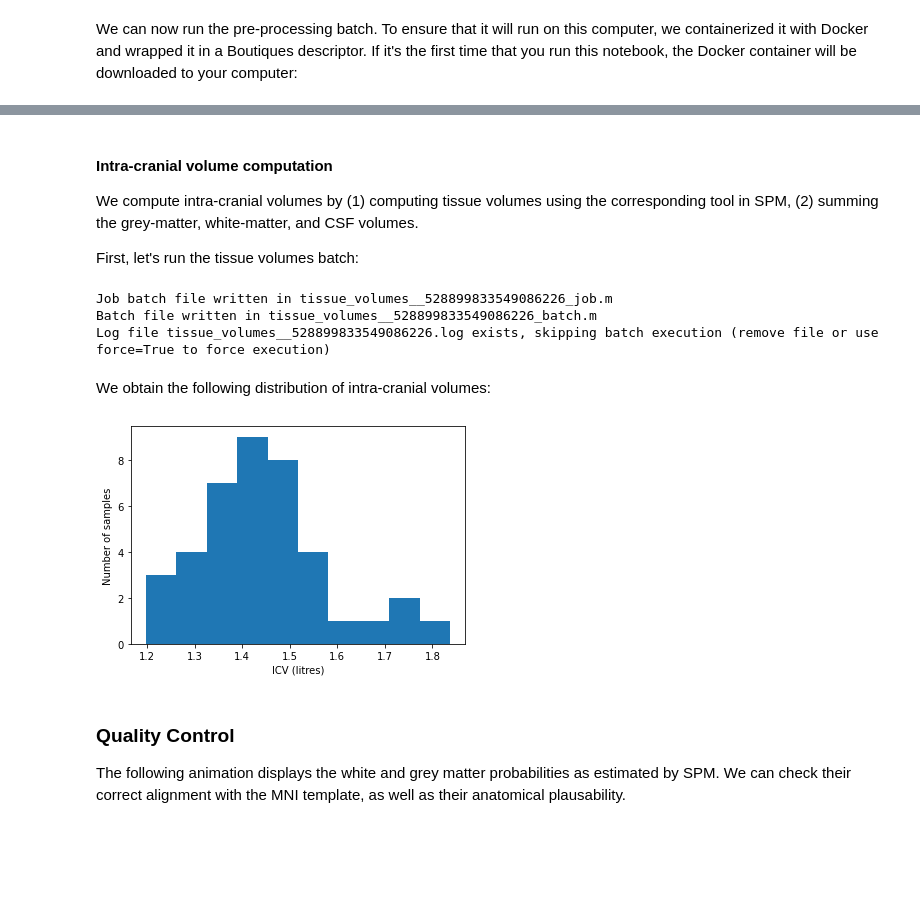
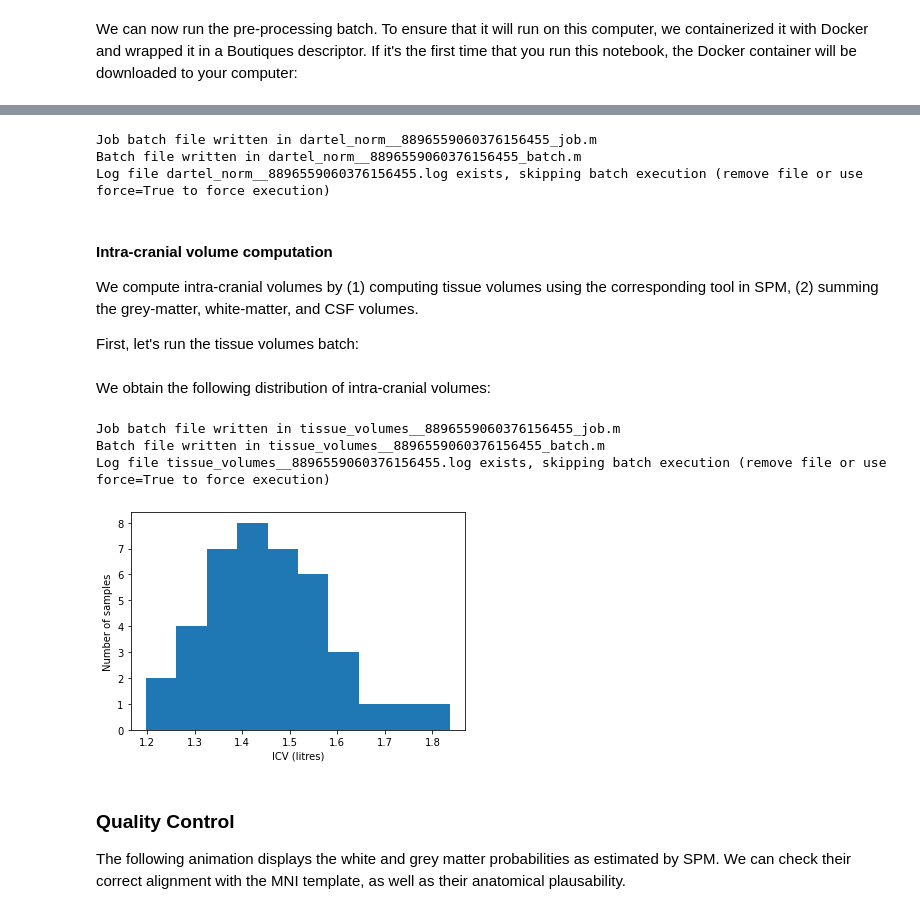
Before and after one commit to LivingPark-MRI/scherfler-etal, a Jupyter notebook: scherfler-etal.ipynb, the cells around one changed output, grey strips where cells are left out. Drawn from its saved outputs; the diff is of its cells as text; code cells hidden in the pictures; blank space fills up the shorter version.

Commit message:
Split VBM workflow using livingpark utils

```diff
--- a/scherfler-etal.ipynb
+++ b/scherfler-etal.ipynb
@@ -442,4 +467,2 @@ Batch file written in pre_processing__528899833549086226_batch.m
 # %% [markdown]
 We can now run the pre-processing batch. To ensure that it will run on this computer, we containerized it with Docker and wrapped it in a Boutiques descriptor. If it's the first time that you run this notebook, the Docker container will be downloaded to your computer:
-# %%
-output = utils.run_spm_batch_file(preprocessing_job_name)
@@ -448,67 +481,29 @@ Log file pre_processing__528899833549086226.log exists, skipping batch execution
+# %%
+utils.spm_compute_dartel_normalization(cohort)
+# %% [output]
+Job batch file written in dartel_norm__8896559060376156455_job.m
+Batch file written in dartel_norm__8896559060376156455_batch.m
+Log file dartel_norm__8896559060376156455.log exists, skipping batch execution (remove file or use force=True to force execution)
 # %% [markdown]
 #### Intra-cranial volume computation
 
 We compute intra-cranial volumes by (1) computing tissue volumes using the corresponding tool in SPM, (2) summing the grey-matter, white-matter, and CSF volumes.
 
 First, let's run the tissue volumes batch:
-# %%
-# Tissue volumes batch
-tissue_volumes_job_template = op.join("code", "templates", "tissue_volumes_job.m")
-volumes_job_name = preprocessing_job_name.replace("pre_processing", "tissue_volumes")
-
-segmentation_files = sorted(
-    [x.replace(".nii", "_seg8.mat").replace(",1", "") for x in image_files]
-)
-volumes_file = op.abspath(
-    op.join("outputs", op.basename(volumes_job_name.replace(".m", ".txt")))
-)  # output file containing brain volumes
-utils.write_spm_batch_files(
-    tissue_volumes_job_template,
-    {
-        "[SEGMENTATION_FILES]": os.linesep.join([f"'{x}'" for x in segmentation_files]),
-        "[VOLUMES_FILE]": volumes_file,
-    },
-    volumes_job_name,
-)
-output = utils.run_spm_batch_file(volumes_job_name)
-# %% [output]
-Job batch file written in tissue_volumes__528899833549086226_job.m
-Batch file written in tissue_volumes__528899833549086226_batch.m
-Log file tissue_volumes__528899833549086226.log exists, skipping batch execution (remove file or use force=True to force execution)
 # %% [markdown]
 We obtain the following distribution of intra-cranial volumes:
-# %%
-# Read tissue volumes file
-
-import csv
-
-icvs = {}  # intra-cranial volumes per segmentation file
-
-
-def subject_id(segmentation_filename):
-    """
-    Return subject id from segmentation file name
-    """
-
-    sub_id = segmentation_filename.split(op.sep)[-4].replace("sub-", "")
-    assert int(sub_id)
-    return sub_id
-
-
-with open(volumes_file) as csvfile:
-    reader = csv.DictReader(csvfile, quotechar="'")
-    for row in reader:
-        assert len(row) == 4, f"Malformed row: {row}"
-        icvs[subject_id(row["File"])] = (
-            float(row["Volume1"]) + float(row["Volume2"]) + float(row["Volume3"])
-        )
-
-plt.hist([icvs[x] for x in icvs])
-plt.xlabel("ICV (litres)")
-plt.ylabel("Number of samples")
-plt.show()
-# %% [output]
-[figure, removed]
+# %%
+icvs = utils.spm_compute_intra_cranial_volumes(cohort)
+
+plt.hist([icvs[x] for x in icvs])
+plt.xlabel("ICV (litres)")
+plt.ylabel("Number of samples")
+plt.show()
+# %% [output]
+Job batch file written in tissue_volumes__8896559060376156455_job.m
+Batch file written in tissue_volumes__8896559060376156455_batch.m
+Log file tissue_volumes__8896559060376156455.log exists, skipping batch execution (remove file or use force=True to force execution)
+[figure, added]
 # %% [markdown]
 ### Quality Control
 
```
Also changed, not shown: parts of 41 cells of this notebook, 3 other files.
